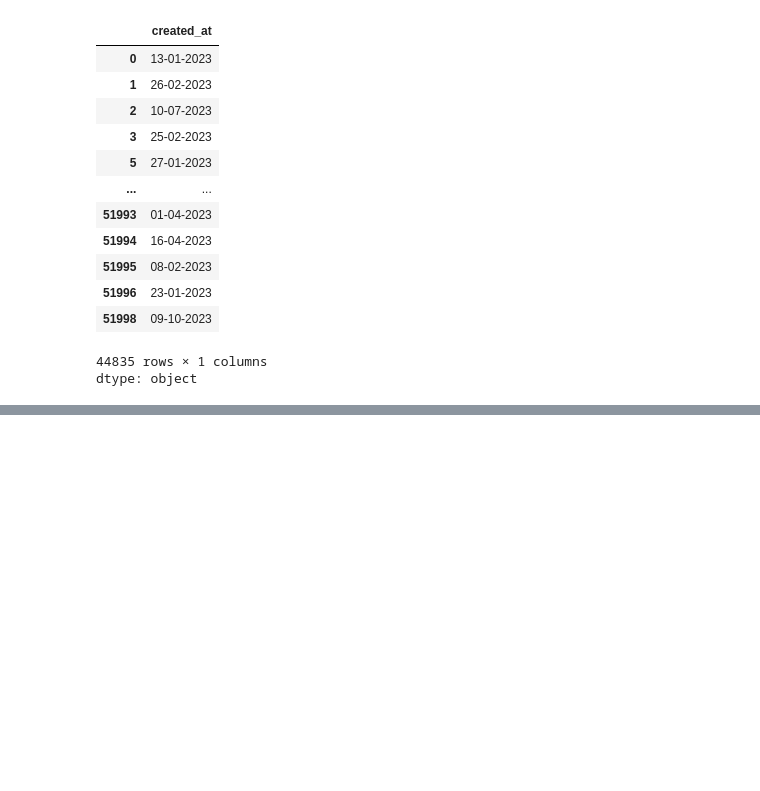
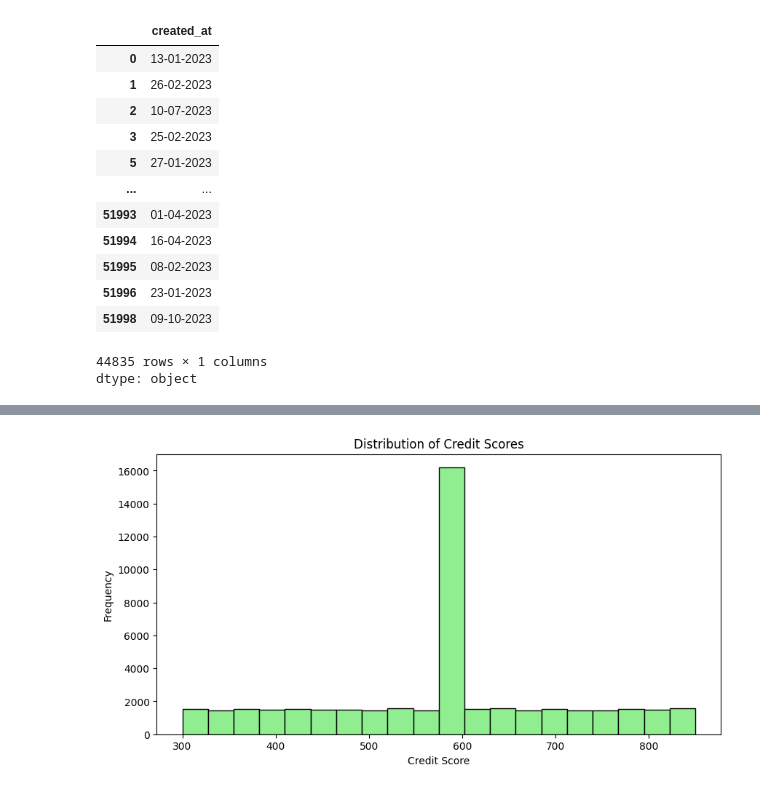
Before and after one commit to Jeel88/DSV_Finance, a Jupyter notebook: Finance_DSV_Project.ipynb, the cells around one changed output, grey strips where cells are left out. Saved outputs shown, nothing was run; the diff lists cells and outputs as text; code cells hidden in the pictures; blank space fills up the shorter version.

```diff
--- a/Finance_DSV_Project.ipynb
+++ b/Finance_DSV_Project.ipynb
@@ -350,0 +430,9 @@ df[['credit_score', 'credit_category']]
+# %%
+plt.figure(figsize=(10, 5))
+plt.hist(df['credit_score'], bins=20, color='lightgreen',edgecolor='black')
+plt.title('Distribution of Credit Scores')
+plt.xlabel('Credit Score')
+plt.ylabel('Frequency')
+plt.show()
+# %% [output]
+[figure, added]
```
Also changed, not shown: parts of 12 cells of this notebook.
